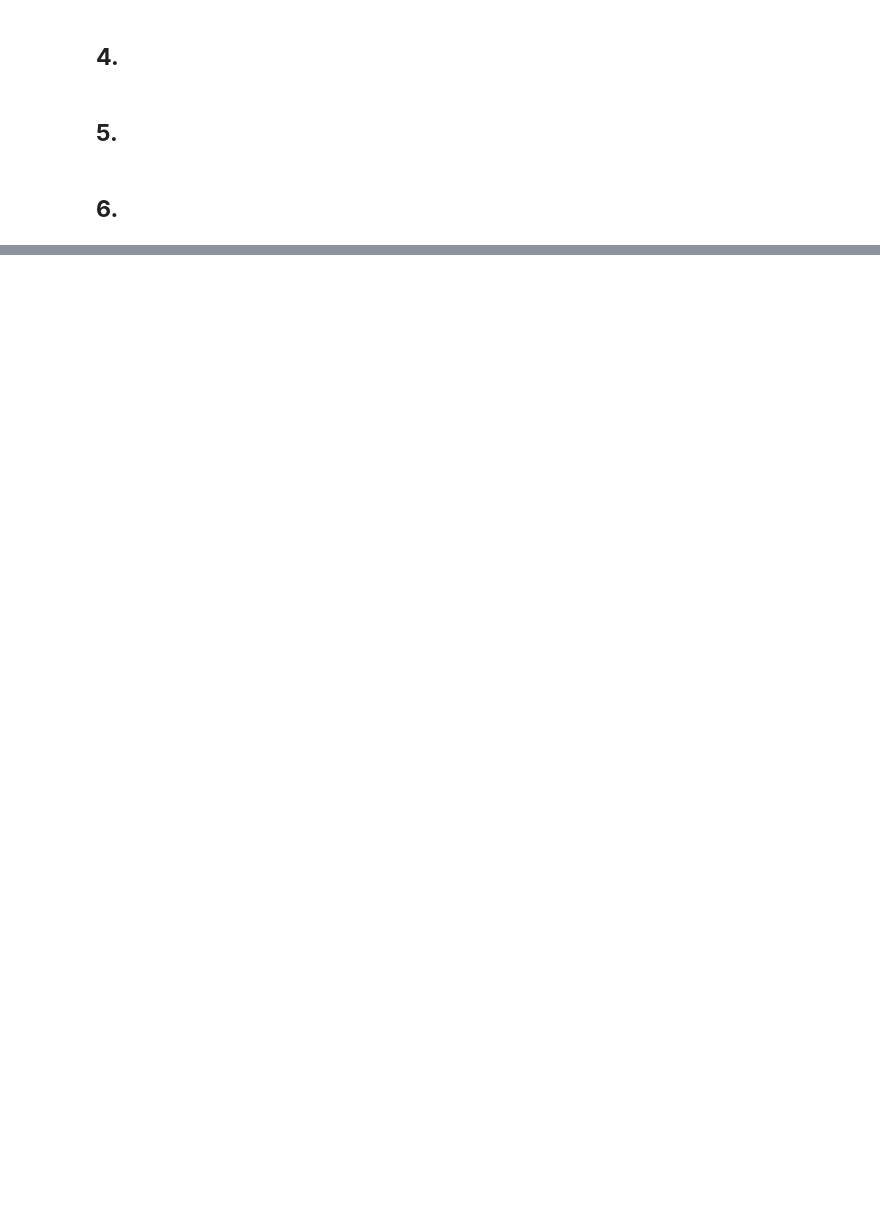
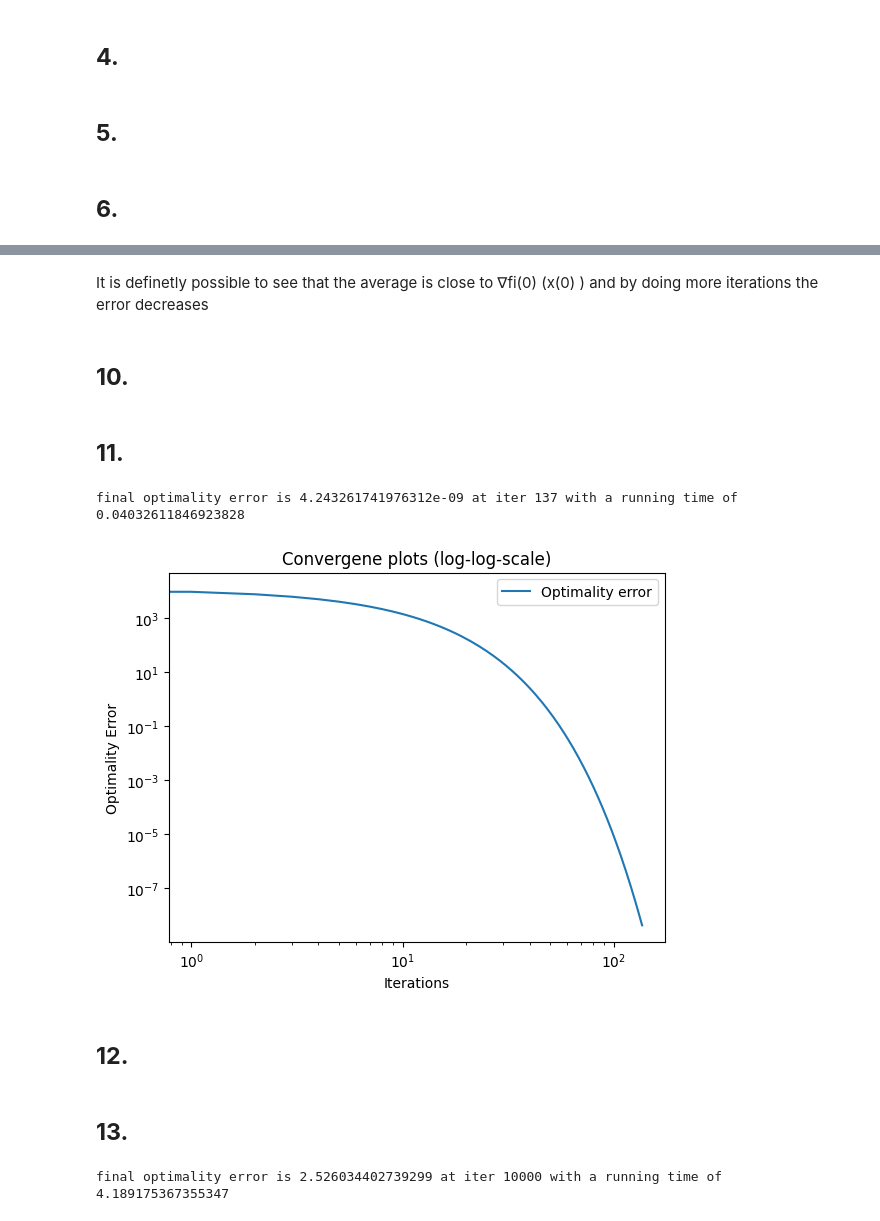
Before and after one commit to lambione/OPTIMIZATION-METHODS, a Jupyter notebook: ASS5/Assignmen_5_Lamberto_Ragnolini.ipynb, the cells around one changed output, grey strips where cells are left out. Cells and saved outputs as stored; diff of their text form; code cells hidden in the pictures; blank space fills up the shorter version.

Commit message:
Completed assignment 5 point 1-18 (all of them), well commented and with the correct plots), the alpha should have been 0.1 instead of 1

```diff
--- a/ASS5/Assignmen_5_Lamberto_Ragnolini.ipynb
+++ b/ASS5/Assignmen_5_Lamberto_Ragnolini.ipynb
@@ -69,11 +91,13 @@ print(Y.shape)
 # %%
 # NOTE: MEAN SQUARED ERROR
 def objective(y,Z,x):
-    return (1/(2*y.shape[0])) * np.sum((y - Z @ x)**2)
+    N = Z.shape[0]
+    return (1/(2*N))*((np.linalg.norm(y- (Z @ x)))**2)
 # %% [markdown]
 ## __5.__
 # %%
 def gradient(y,Z,x):
-    return 1/y.shape[0] * Z.T (Z*(x) - y)
+    N = Z.shape[0]
+    return (1/N) * (Z.T @ ((Z @ x) - y))
 # %% [markdown]
 ## __6.__
@@ -79,0 +181,4 @@ def gradient(y,Z,x):
+# %% [markdown]
+It is definetly possible to see that the average is close to ∇fi(0) (x(0) ) and by doing more iterations the error decreases
+# %% [markdown]
+## __10.__
@@ -79,0 +194,46 @@ def gradient(y,Z,x):
+# %% [markdown]
+## __11.__
+# %%
+def gradient_descent(Z,y,x0,alpha=0.1,tol=1e-4,max_iters=10000):
+    start_time = time.time()
+    x = x0.astype(np.float64)
+    iter = 0
+    saved_values = []
+    optimality_error = []
+    for k in range(max_iters):
+
+        obj = objective(y,Z,x)
+        grad = gradient(y,Z,x)
+        opt_err = obj - optimal
+
+        # NOTE: appending to keep track
+        optimality_error.append(opt_err)
+        saved_values.append(obj)
+
+        norm_grad = np.linalg.norm(grad)
+        iter += 1
+        # NOTE : check if slope is almost flat
+        if norm_grad < tol:
+            print(f'final optimality error is {opt_err} at iter {iter} with a running time of {time.time() - start_time}')
+            break
+
+        x -= alpha * grad
+
+    return x,saved_values,optimality_error,iter
+
+x,saved_values,optimality_error,iterations = gradient_descent(Z,Y,x0)
+# %% [output]
+final optimality error is 4.243261741976312e-09 at iter 137 with a running time of 0.04032611846923828
+# %%
+plt.plot(optimality_error, label="Optimality error")
+plt.yscale('log')
+plt.xscale('log')
+plt.xlabel('Iterations')
+plt.ylabel('Optimality Error')
+plt.title('Convergene plots (log-log-scale)')
+plt.legend()
+plt.show()
+# %% [output]
+[figure, added]
+# %% [markdown]
+## __12.__
@@ -79,0 +265,7 @@ def gradient(y,Z,x):
+# %% [markdown]
+## __13.__
+# %%
+m = 1
+x_stc,saved_values_stc,optimality_error_stc,iterations_stc=stochastic_gradient_descent(Z,Y,x0,m)
+# %% [output]
+final optimality error is 2.526034402739299 at iter 10000 with a running time of 4.189175367355347
```
Also changed, not shown: parts of 29 cells of this notebook.
